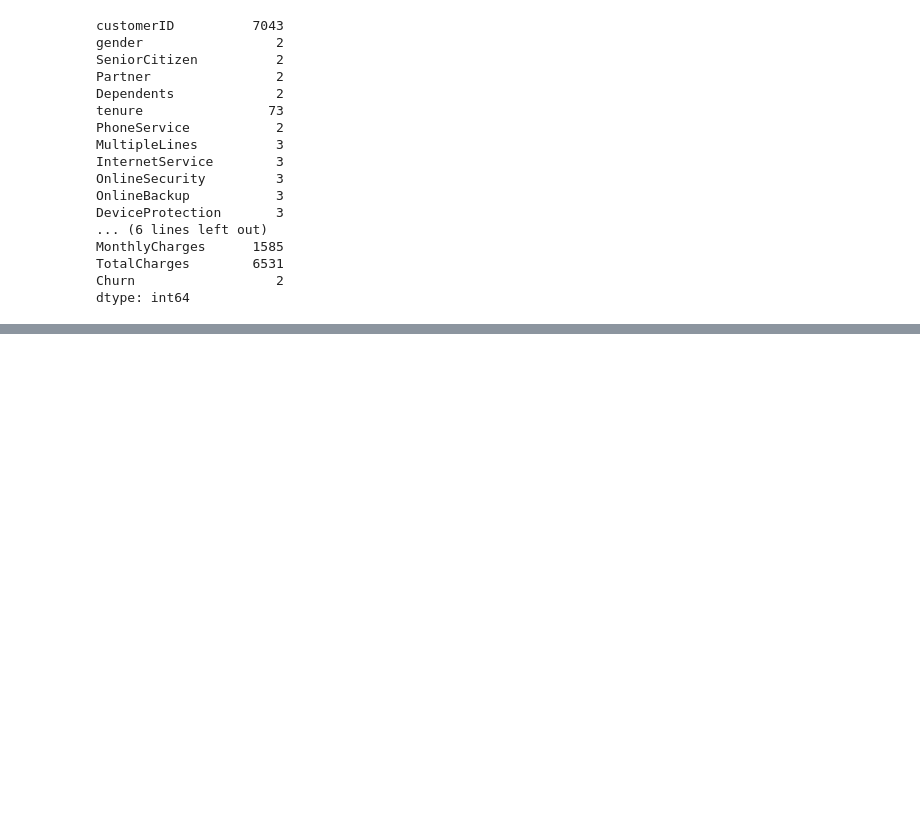
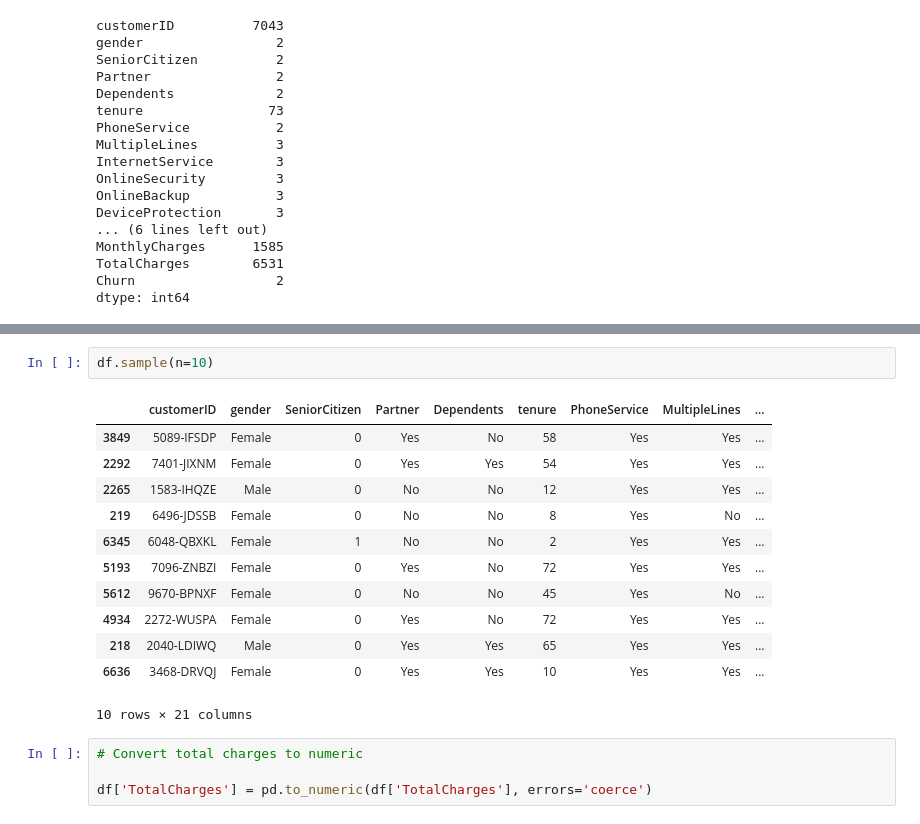
Before and after one commit to naphtron/Phase-3-Project, a Jupyter notebook: customer_churn.ipynb, the cells around one changed output, grey strips where cells are left out. Drawn from its saved outputs; the diff is of its cells as text; blank space fills up the shorter version.

```diff
--- a/customer_churn.ipynb
+++ b/customer_churn.ipynb
@@ -157,0 +238,19 @@ dtype: int64
+# %%
+df.sample(n=10)
+# %% [output]
+|  | customerID | gender | SeniorCitizen | Partner | Dependents | tenure | PhoneService | MultipleLines | ... |
+| 3849 | 5089-IFSDP | Female | 0 | Yes | No | 58 | Yes | Yes | ... |
+| 2292 | 7401-JIXNM | Female | 0 | Yes | Yes | 54 | Yes | Yes | ... |
+| 2265 | 1583-IHQZE | Male | 0 | No | No | 12 | Yes | Yes | ... |
+| 219 | 6496-JDSSB | Female | 0 | No | No | 8 | Yes | No | ... |
+| 6345 | 6048-QBXKL | Female | 1 | No | No | 2 | Yes | Yes | ... |
+| 5193 | 7096-ZNBZI | Female | 0 | Yes | No | 72 | Yes | Yes | ... |
+| 5612 | 9670-BPNXF | Female | 0 | No | No | 45 | Yes | No | ... |
+| 4934 | 2272-WUSPA | Female | 0 | Yes | No | 72 | Yes | Yes | ... |
+| 218 | 2040-LDIWQ | Male | 0 | Yes | Yes | 65 | Yes | Yes | ... |
+| 6636 | 3468-DRVQJ | Female | 0 | Yes | Yes | 10 | Yes | Yes | ... |
+10 rows × 21 columns
+# %%
+# Convert total charges to numeric
+
+df['TotalCharges'] = pd.to_numeric(df['TotalCharges'], errors='coerce')
```
Also changed, not shown: parts of 5 cells of this notebook.
